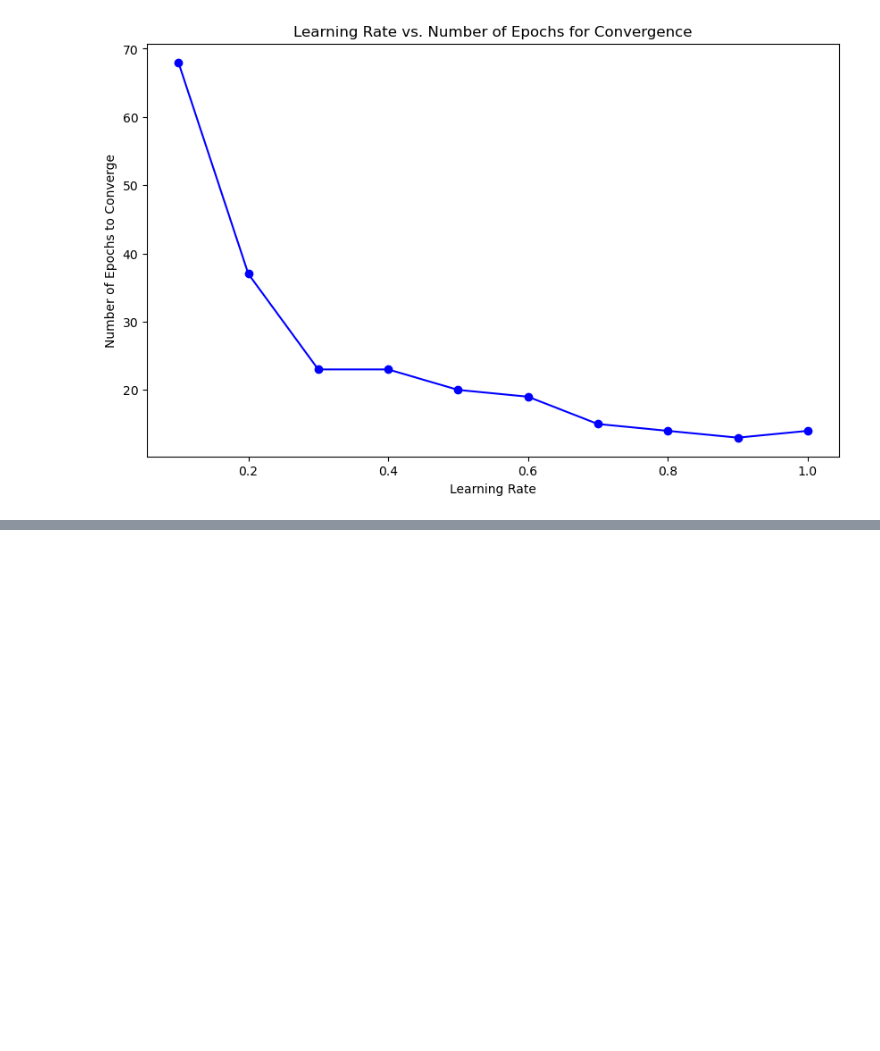
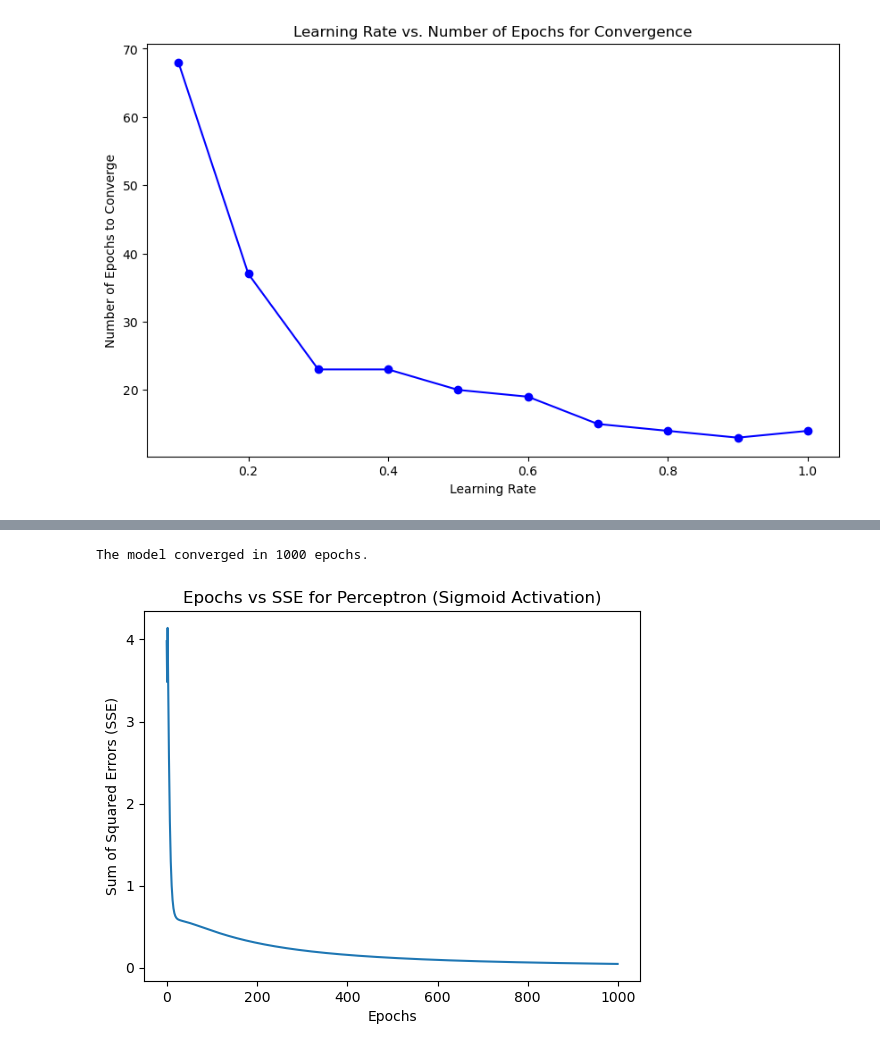
Before and after one commit to bhavika1304/19CSE305_ML-lab-programs, a Jupyter notebook: ml_lab6.ipynb, the cells around one changed output, grey strips where cells are left out. Drawn from its saved outputs; the diff is of its cells as text; code cells hidden in the pictures; blank space fills up the shorter version.

```diff
--- a/ml_lab6.ipynb
+++ b/ml_lab6.ipynb
@@ -601,0 +494,80 @@ Accuracy: 100.00%
+# %%
+#QUESTION A6
+
+import numpy as np
+import matplotlib.pyplot as plt
+
+# Data
+data = [
+    [20, 6, 2, 386],  # C_1
+    [16, 3, 6, 289],  # C_2
+    [27, 6, 2, 393],  # C_3
+    [19, 1, 2, 110],  # C_4
+    [24, 4, 4, 280],  # C_5
+    [22, 1, 5, 167],  # C_6
+    [15, 4, 2, 271],  # C_7
+    [18, 4, 2, 274],  # C_8
+    [21, 1, 4, 148],  # C_9
+    [16, 2, 4, 198],  # C_10
+]
+
+# Convert 'Yes' to 1 and 'No' to 0 for the high-value classification
+labels = [1, 1, 1, 0, 1, 0, 1, 1, 0, 0]  # High-value transactions (Yes = 1, No = 0)
+
+# Normalize the payment feature to ensure better training (optional)
+data = np.array(data)
+data[:, -1] = data[:, -1] / 400  # Normalizing payments assuming Rs 400 as the max
+
+# Initialize parameters
+weights = np.random.rand(data.shape[1])  # Random weights for each feature
+bias = np.random.rand(1)  # Random bias
+alpha = 0.01  # Learning rate
+epochs = 1000  # Maximum epochs
+
+# Perceptron training function with sigmoid activation
+def train_perceptron_sigmoid(data, labels, weights, bias, alpha, epochs):
+    epoch_errors = []
+    for epoch in range(epochs):
+        total_error = 0
+        for i in range(len(data)):
+            inputs = data[i]
+            target = labels[i]
+
+            # Calculate the weighted sum + bias using sum_unit function
+            weighted_sum = sum_unit(inputs, weights, bias)
+
+            # Apply the sigmoid activation function
+            output = sigmoid(weighted_sum)
+
+            # Compute the error and update weights and bias
+            error = error_comparator(output, target)
+            total_error += error**2  # Sum of Squared Errors
+
+            # Update the weights and bias using the perceptron learning rule
+            weights += alpha * error * inputs
+            bias += alpha * error
+
+        epoch_errors.append(total_error)
+        if total_error < 0.001:  # Stop if the error is small enough
+            break
+    return epoch_errors, weights, bias
+
+# Train the perceptron using sigmoid activation function
+epoch_errors, final_weights, final_bias = train_perceptron_sigmoid(data, labels, weights, bias, alpha, epochs)
+
+# Output the number of epochs to converge
+print(f'The model converged in {len(epoch_errors)} epochs.')
+
+# Plot the error over epochs
+plt.plot(epoch_errors)
+plt.title('Epochs vs SSE for Perceptron (Sigmoid Activation)')
+plt.xlabel('Epochs')
+plt.ylabel('Sum of Squared Errors (SSE)')
+plt.show()
+
+# Output final weights and bias
+print(f'Final Weights: {final_weights}')
+print(f'Final Bias: {final_bias}')
+# %% [output]
+The model converged in 1000 epochs.
+[figure, added]
```
Also changed, not shown: parts of 19 cells of this notebook.
